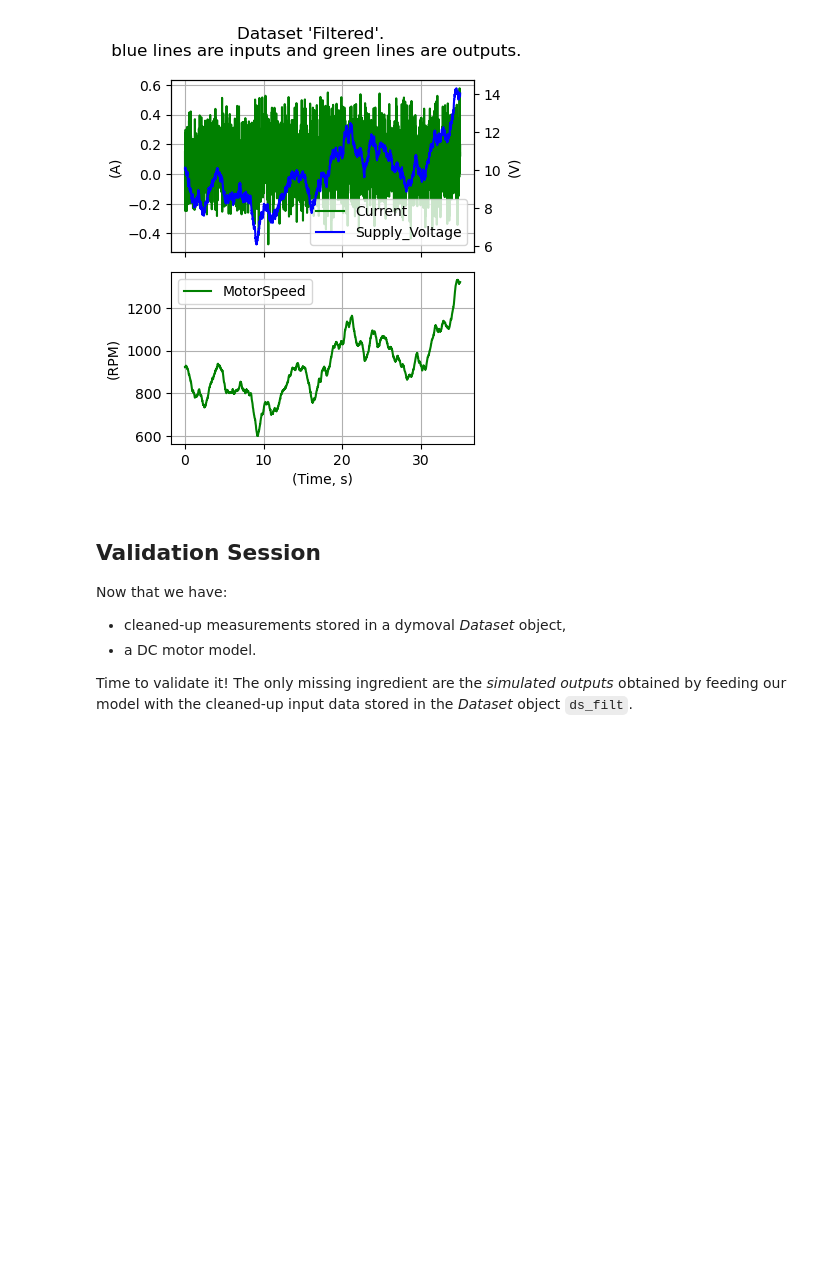
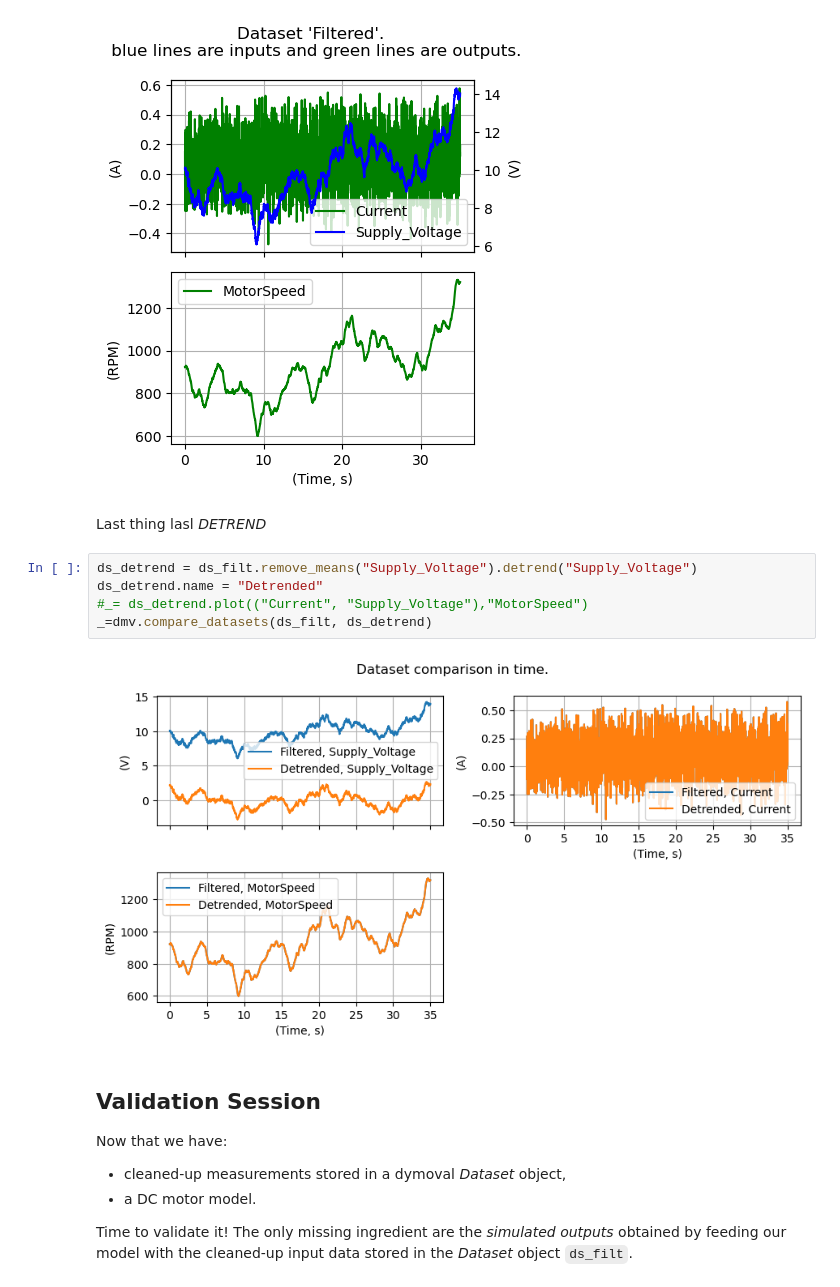
Before and after one commit to ubaldot/dymoval, a Jupyter notebook: src/dymoval_tutorial/dymoval_tutorial.ipynb, the cells around one changed output. Drawn from its saved outputs; the diff is of its cells as text; blank space fills up the shorter version.

```diff
--- a/src/dymoval_tutorial/dymoval_tutorial.ipynb
+++ b/src/dymoval_tutorial/dymoval_tutorial.ipynb
@@ -162,6 +162,15 @@ Only for the sake of showing more Dymoval features, we can selectively choose th
 _= ds_filt.plot(("Current", "Supply_Voltage"),"MotorSpeed")
 # %% [output]
 [figure]
+# %% [markdown]
+Last thing lasl *DETREND*
+# %%
+ds_detrend = ds_filt.remove_means("Supply_Voltage").detrend("Supply_Voltage")
+ds_detrend.name = "Detrended"
+#_= ds_detrend.plot(("Current", "Supply_Voltage"),"MotorSpeed")
+_=dmv.compare_datasets(ds_filt, ds_detrend)
+# %% [output]
+[figure, added]
 # %% [markdown]
 ## Validation Session
 
```
Also changed, not shown: parts of 7 cells of this notebook, 2 other files.
